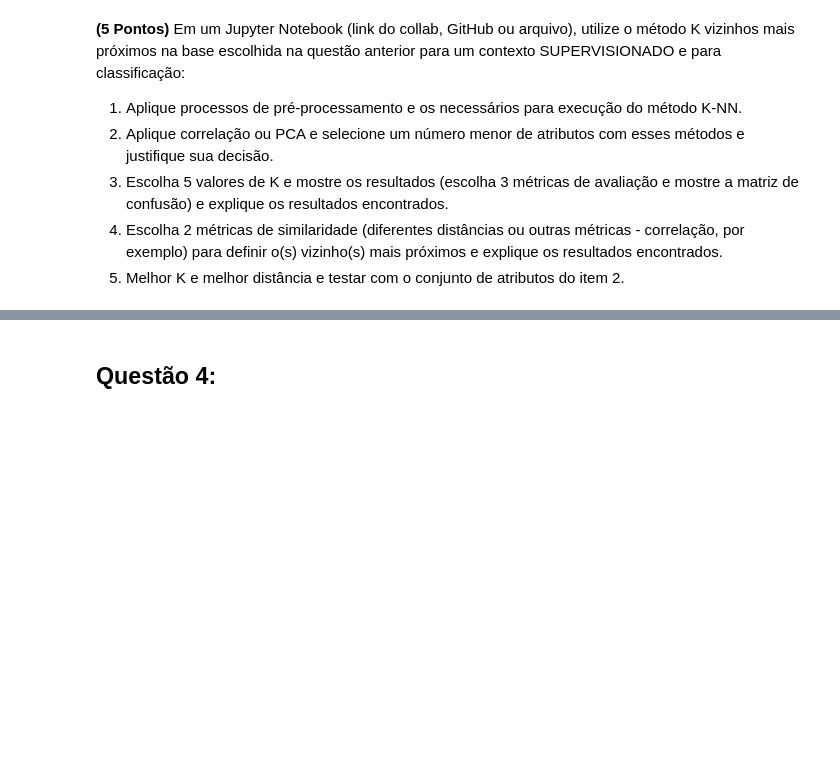
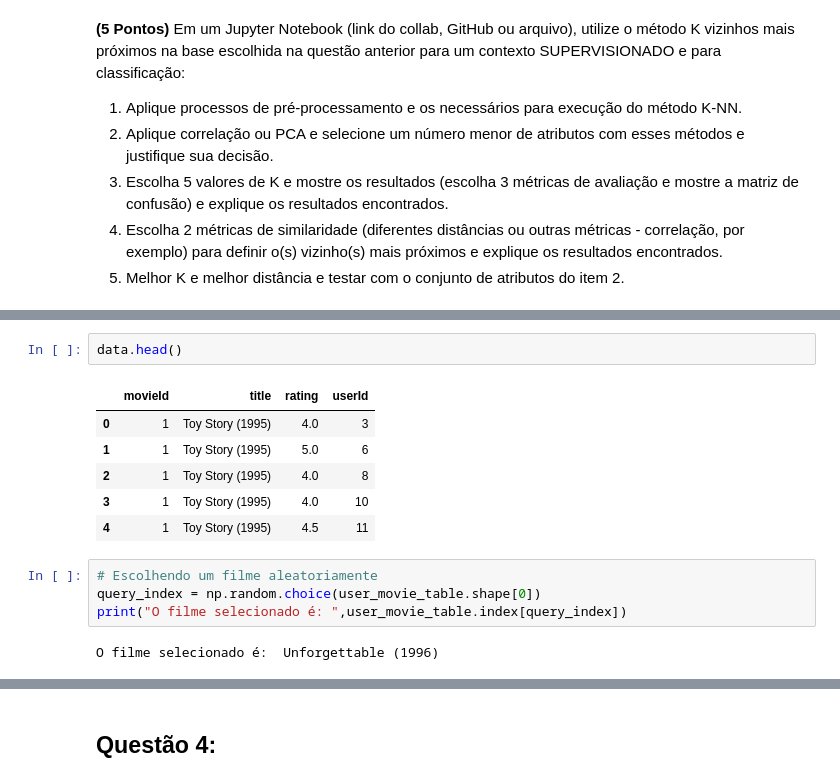
Before and after one commit to mthonorio/IA, a Jupyter notebook: prova_1/IA_Prova_1.ipynb, the cells around one changed output, grey strips where cells are left out. Drawn from its saved outputs; the diff is of its cells as text; blank space fills up the shorter version.

```diff
--- a/prova_1/IA_Prova_1.ipynb
+++ b/prova_1/IA_Prova_1.ipynb
@@ -917,0 +103,15 @@ NameError: ignored
+# %%
+data.head()
+# %% [output]
+|  | movieId | title | rating | userId |
+| 0 | 1 | Toy Story (1995) | 4.0 | 3 |
+| 1 | 1 | Toy Story (1995) | 5.0 | 6 |
+| 2 | 1 | Toy Story (1995) | 4.0 | 8 |
+| 3 | 1 | Toy Story (1995) | 4.0 | 10 |
+| 4 | 1 | Toy Story (1995) | 4.5 | 11 |
+# %%
+# Escolhendo um filme aleatoriamente
+query_index = np.random.choice(user_movie_table.shape[0])
+print("O filme selecionado é: ",user_movie_table.index[query_index])
+# %% [output]
+O filme selecionado é:  Unforgettable (1996)
```
Also changed, not shown: parts of 113 cells of this notebook.
